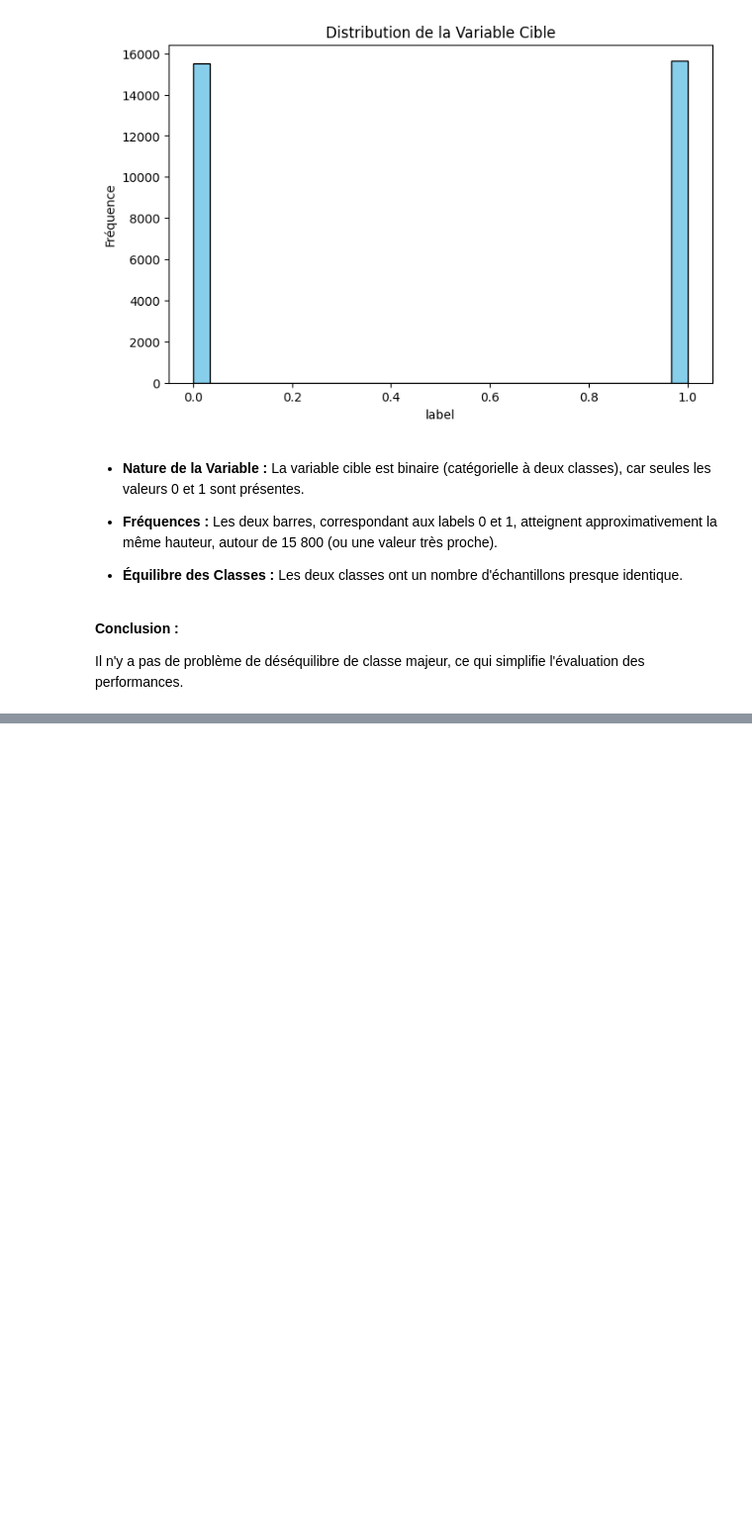
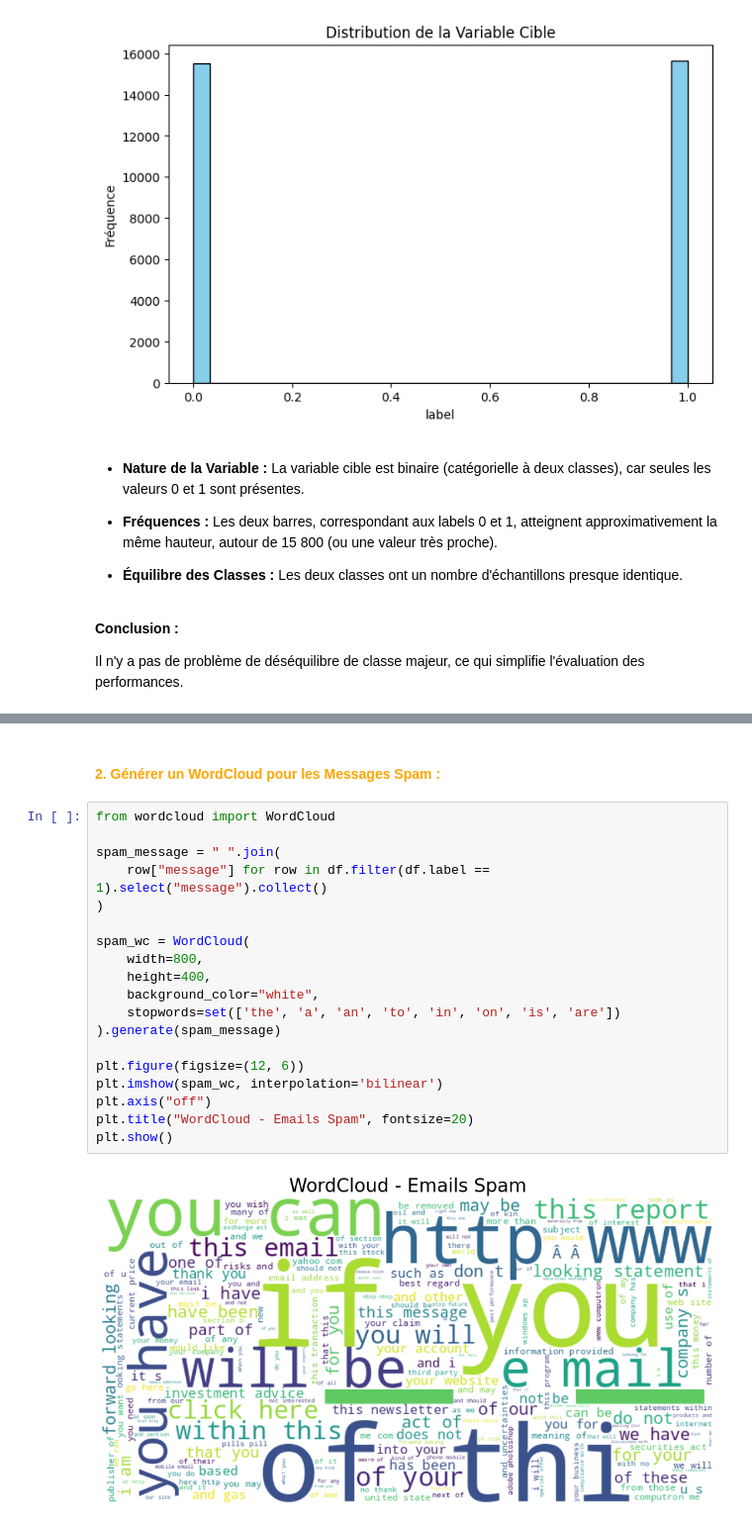
Before and after one commit to ABDELHAFIDAIT/HamOrSpamAI, a Jupyter notebook: notebooks/01_analyzing.ipynb, the cells around one changed output, grey strips where cells are left out. Shown at 99% size. Drawn from its saved outputs; the diff is of its cells as text; blank space fills up the shorter version.

Commit message:
HAM-9 En tant que data analyst, je veux générer un wordcloud pour les emails spam afin d’identifier les mots fréquents.

```diff
--- a/notebooks/01_analyzing.ipynb
+++ b/notebooks/01_analyzing.ipynb
@@ -250,0 +299,23 @@ Il n'y a pas de problème de déséquilibre de classe majeur, ce qui simplifie l
+# %% [markdown]
+#### <span style="color:orange;">**2. Générer un WordCloud pour les Messages Spam :**</span>
+# %%
+from wordcloud import WordCloud
+
+spam_message = " ".join(
+    row["message"] for row in df.filter(df.label == 1).select("message").collect()
+)
+
+spam_wc = WordCloud(
+    width=800,
+    height=400,
+    background_color="white",
+    stopwords=set(['the', 'a', 'an', 'to', 'in', 'on', 'is', 'are'])
+).generate(spam_message)
+
+plt.figure(figsize=(12, 6))
+plt.imshow(spam_wc, interpolation='bilinear')
+plt.axis("off")
+plt.title("WordCloud - Emails Spam", fontsize=20)
+plt.show()
+# %% [output]
+[figure, added]
```
Also changed, not shown: parts of 5 cells of this notebook.
